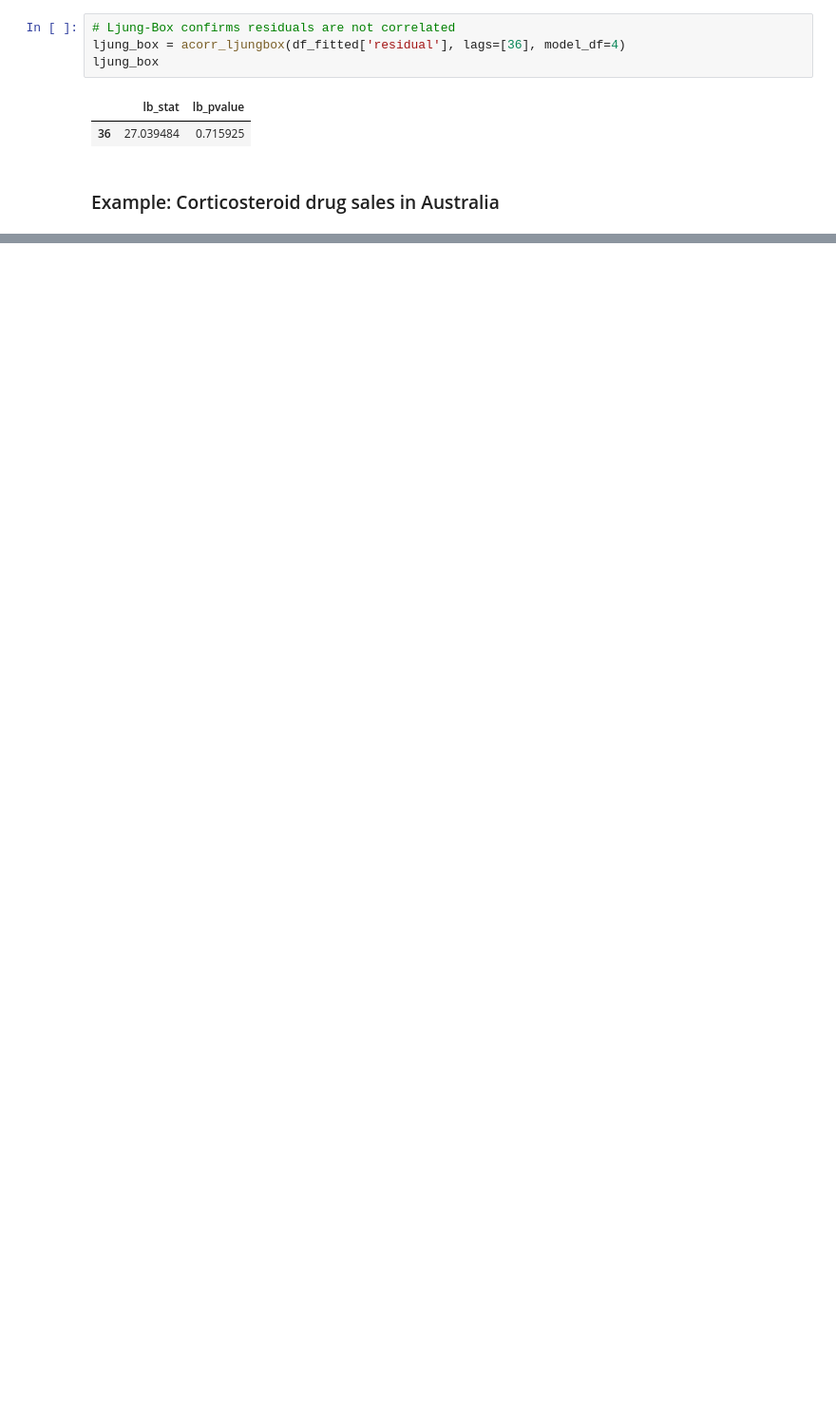
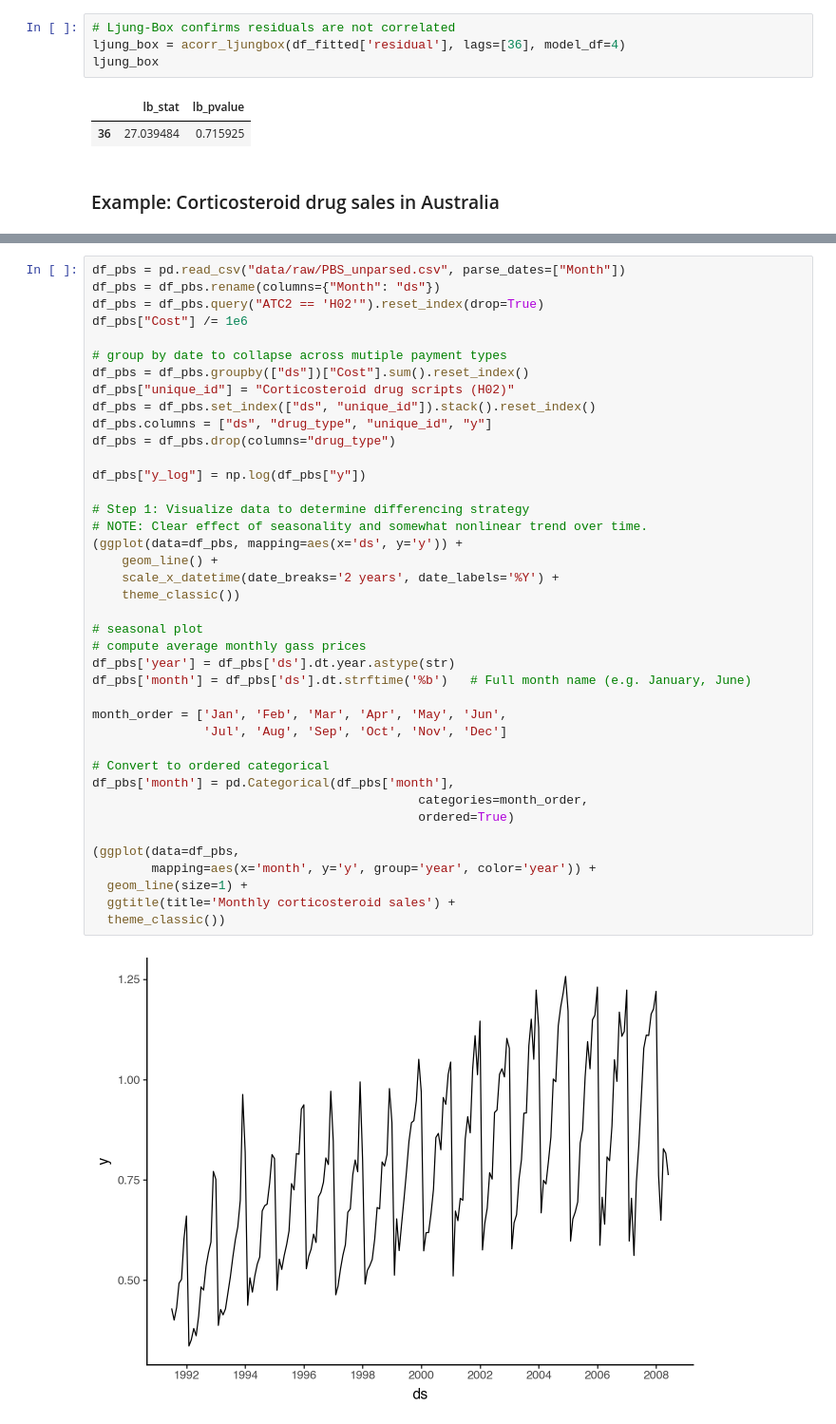
Before and after one commit to sebsciarra/gas_pump_prices, a Jupyter notebook: notebooks/chap9_arima.ipynb, the cells around one changed output, grey strips where cells are left out. Shown at 95% size. Saved outputs shown, nothing was run; the diff lists cells and outputs as text; blank space fills up the shorter version.

```diff
--- a/notebooks/chap9_arima.ipynb
+++ b/notebooks/chap9_arima.ipynb
@@ -838,0 +836,42 @@ ljung_box
+# %%
+df_pbs = pd.read_csv("data/raw/PBS_unparsed.csv", parse_dates=["Month"])
+df_pbs = df_pbs.rename(columns={"Month": "ds"})
+df_pbs = df_pbs.query("ATC2 == 'H02'").reset_index(drop=True)
+df_pbs["Cost"] /= 1e6
+
+# group by date to collapse across mutiple payment types
+df_pbs = df_pbs.groupby(["ds"])["Cost"].sum().reset_index()
+df_pbs["unique_id"] = "Corticosteroid drug scripts (H02)"
+df_pbs = df_pbs.set_index(["ds", "unique_id"]).stack().reset_index()
+df_pbs.columns = ["ds", "drug_type", "unique_id", "y"]
+df_pbs = df_pbs.drop(columns="drug_type")
+
+df_pbs["y_log"] = np.log(df_pbs["y"])
+
+# Step 1: Visualize data to determine differencing strategy
+# NOTE: Clear effect of seasonality and somewhat nonlinear trend over time.
+(ggplot(data=df_pbs, mapping=aes(x='ds', y='y')) +
+    geom_line() +
+    scale_x_datetime(date_breaks='2 years', date_labels='%Y') +
+    theme_classic())
+
+# seasonal plot
+# compute average monthly gass prices
+df_pbs['year'] = df_pbs['ds'].dt.year.astype(str)
+df_pbs['month'] = df_pbs['ds'].dt.strftime('%b')   # Full month name (e.g. January, June)
+
+month_order = ['Jan', 'Feb', 'Mar', 'Apr', 'May', 'Jun',
+               'Jul', 'Aug', 'Sep', 'Oct', 'Nov', 'Dec']
+
+# Convert to ordered categorical
+df_pbs['month'] = pd.Categorical(df_pbs['month'],
+                                            categories=month_order,
+                                            ordered=True)
+
+(ggplot(data=df_pbs,
+        mapping=aes(x='month', y='y', group='year', color='year')) +
+  geom_line(size=1) +
+  ggtitle(title='Monthly corticosteroid sales') +
+  theme_classic())
+# %% [output]
+[figure, added]
```
Also changed, not shown: parts of 11 cells of this notebook.
